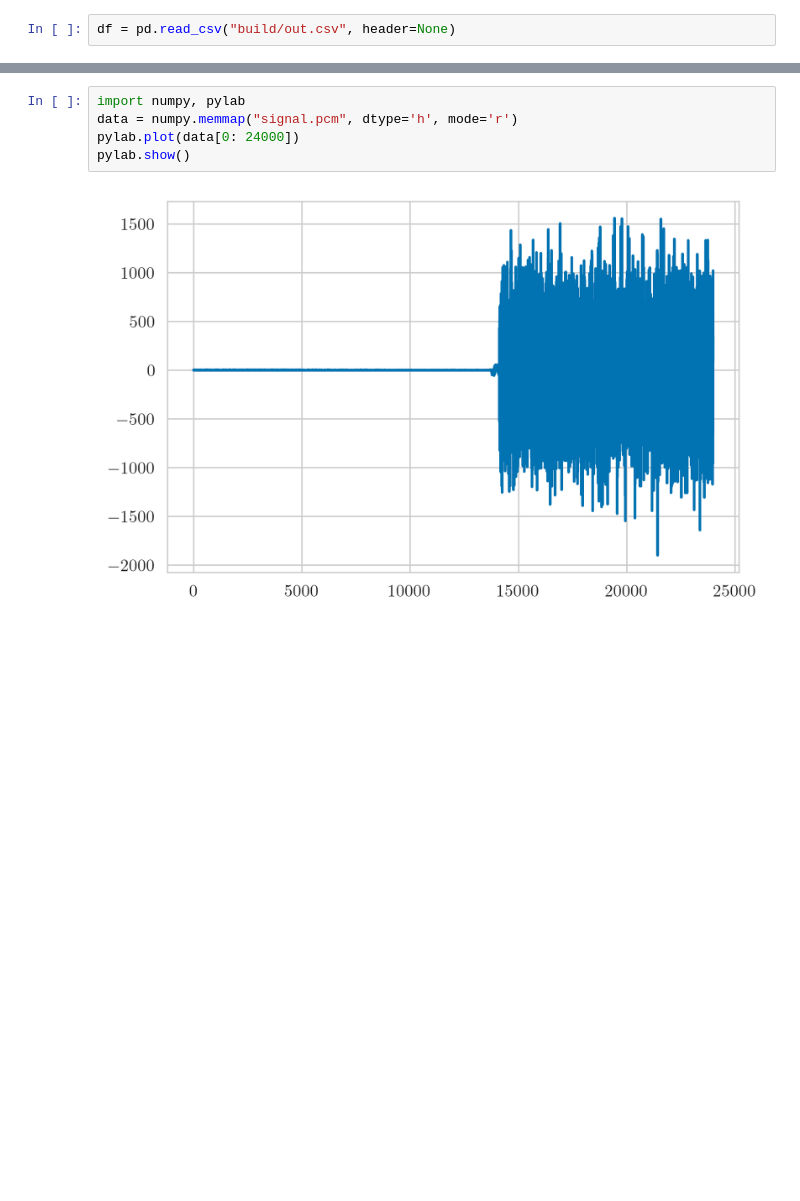
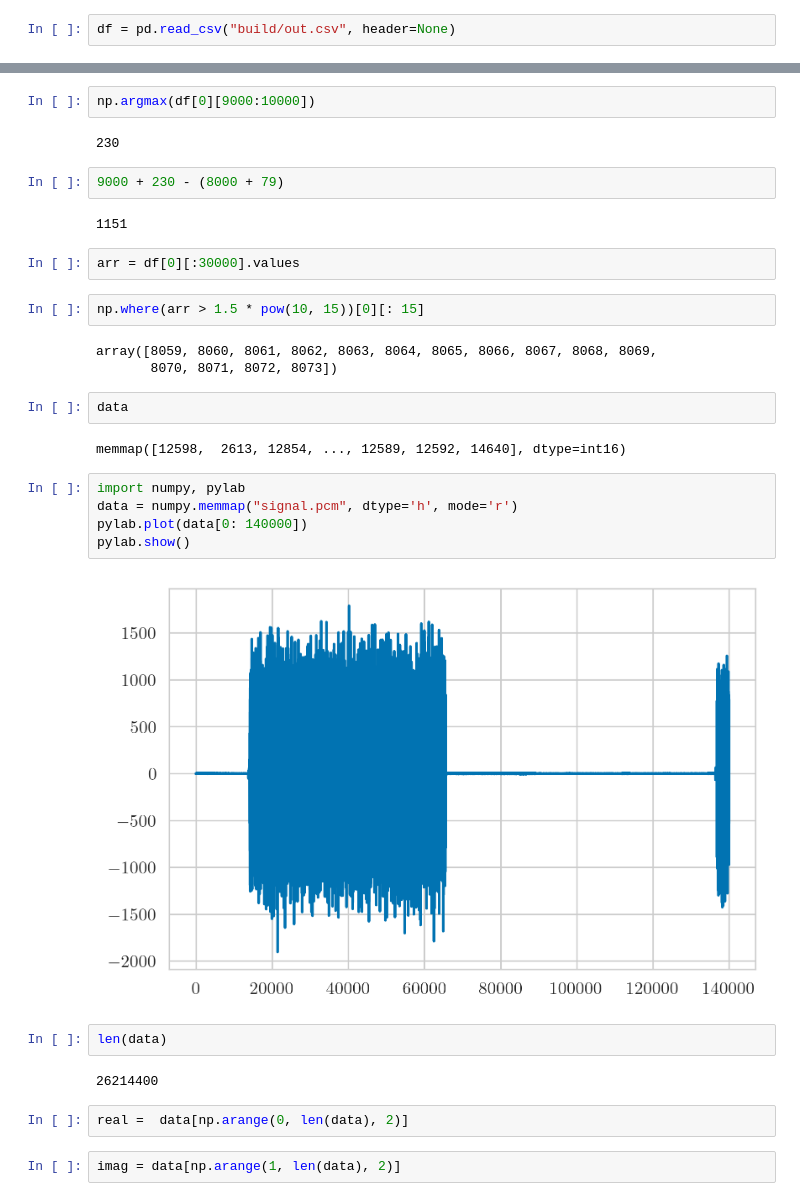
Before and after one commit to lIkesimba9/signals, a Jupyter notebook: detect_ofdm/visual.ipynb, the cells around one changed output, grey strips where cells are left out. Drawn from its saved outputs; the diff is of its cells as text; blank space fills up the shorter version.

```diff
--- a/detect_ofdm/visual.ipynb
+++ b/detect_ofdm/visual.ipynb
@@ -45,7 +170,34 @@ plt.show()
+# %%
+np.argmax(df[0][9000:10000])
+# %% [output]
+230
+# %%
+9000 + 230 - (8000 + 79)
+# %% [output]
+1151
+# %%
+arr = df[0][:30000].values
+# %%
+np.where(arr > 1.5 * pow(10, 15))[0][: 15]
+# %% [output]
+array([8059, 8060, 8061, 8062, 8063, 8064, 8065, 8066, 8067, 8068, 8069,
+       8070, 8071, 8072, 8073])
+# %%
+data
+# %% [output]
+memmap([12598,  2613, 12854, ..., 12589, 12592, 14640], dtype=int16)
 # %%
 import numpy, pylab
 data = numpy.memmap("signal.pcm", dtype='h', mode='r')
-pylab.plot(data[0: 24000])
+pylab.plot(data[0: 140000])
 pylab.show()
 # %% [output]
-[figure, old version]
+[figure, new version]
+# %%
+len(data)
+# %% [output]
+26214400
+# %%
+real =  data[np.arange(0, len(data), 2)]
+# %%
+imag = data[np.arange(1, len(data), 2)]
```
Also changed, not shown: parts of 24 cells of this notebook, 1 other file.
